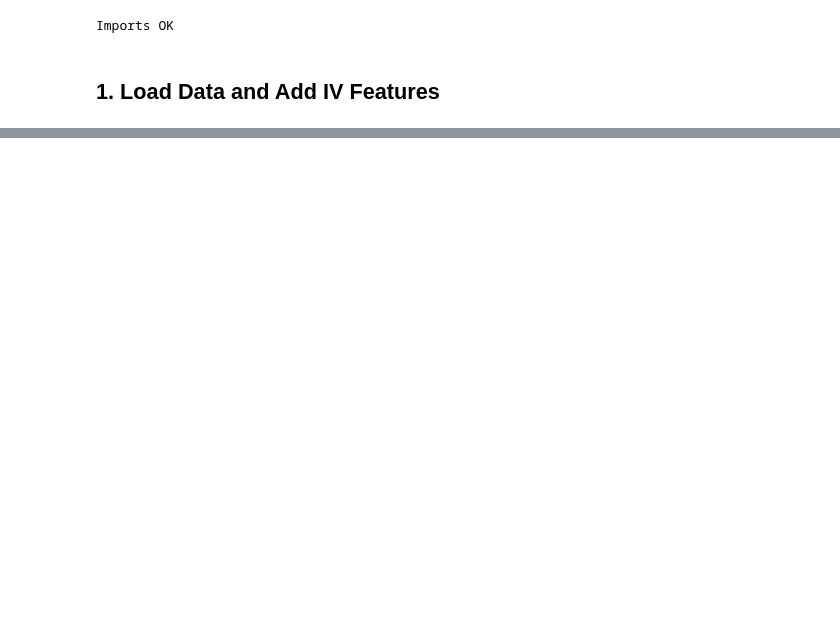
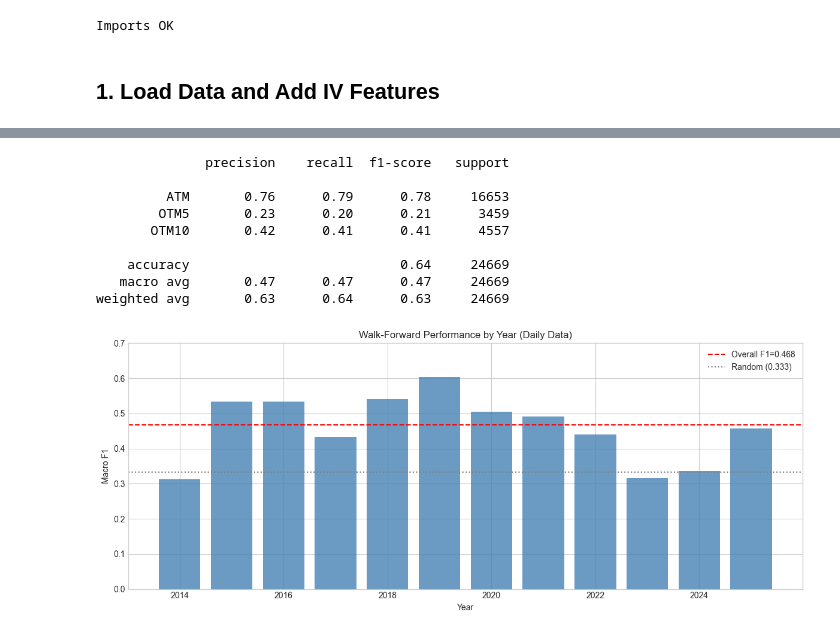
Before and after one commit to wushuchris/covered-call-prototype, a Jupyter notebook: notebooks/06c_improved_models.ipynb, the cells around one changed output, grey strips where cells are left out. Cells and saved outputs as stored; diff of their text form; code cells hidden in the pictures; blank space fills up the shorter version.

Commit message:
daily data training

```diff
--- a/notebooks/06c_improved_models.ipynb
+++ b/notebooks/06c_improved_models.ipynb
@@ -725,16 +36,0 @@ Oracle (best moneyness)       0.2256              4.98
-# %%
-# Save final model (trained on all data except 2025)
-joblib.dump(final_model, MODELS / 'lgbm_3class_moneyness.joblib')
-
-metadata = {
-    'feature_cols': feature_cols,
-    'moneyness_map': {'ATM': 0, 'OTM5': 1, 'OTM10': 2},
-    'maturity_rule': 'SHORT if iv_rank > 0.5 else LONG',
-    'approach': 'walk-forward, class weights, IV features, 3-class moneyness',
-    'walk_forward_f1': wf_f1,
-    'walk_forward_acc': wf_acc,
-}
-with open(MODELS / 'improved_model_metadata.json', 'w') as f:
-    json.dump(metadata, f, indent=2)
-
-print("Models and metadata saved.")
@@ -742,0 +78,12 @@ Models and metadata saved.
+# %%
+exclude = ['symbol', 'date', 'year_month', 'best_moneyness', 'best_return', 'label_3', 'year']
+feature_cols = [c for c in data.columns if c not in exclude]
+
+# Fill missing
+data[feature_cols] = data.groupby('symbol')[feature_cols].transform(lambda x: x.ffill())
+data[feature_cols] = data[feature_cols].fillna(0)
+
+data['year'] = data['date'].dt.year
+
+print(f"Features: {len(feature_cols)}")
+print(f"Years: {sorted(data['year'].unique())}")
@@ -742,0 +144,26 @@ Models and metadata saved.
+# %%
+print(classification_report(all_true, all_preds, target_names=['ATM','OTM5','OTM10']))
+
+# Per-year plot
+fold_df = pd.DataFrame(fold_results)
+fig, ax = plt.subplots(figsize=(12, 5))
+ax.bar(fold_df['year'], fold_df['f1'], color='steelblue', alpha=0.8)
+ax.axhline(y=wf_f1, color='red', linestyle='--', label=f'Overall F1={wf_f1:.3f}')
+ax.axhline(y=1/3, color='gray', linestyle=':', label='Random (0.333)')
+ax.set_xlabel('Year'); ax.set_ylabel('Macro F1')
+ax.set_title('Walk-Forward Performance by Year (Daily Data)')
+ax.legend(); ax.set_ylim(0, 0.7)
+plt.tight_layout()
+plt.savefig('../reports/figures/walkforward_yearly_f1.png', dpi=150)
+plt.show()
+# %% [output]
+              precision    recall  f1-score   support
+
+         ATM       0.76      0.79      0.78     16653
+        OTM5       0.23      0.20      0.21      3459
+       OTM10       0.42      0.41      0.41      4557
+
+    accuracy                           0.64     24669
+   macro avg       0.47      0.47      0.47     24669
+weighted avg       0.63      0.64      0.63     24669
+[figure, added]
```
Also changed, not shown: parts of 41 cells of this notebook, 21 other files.
